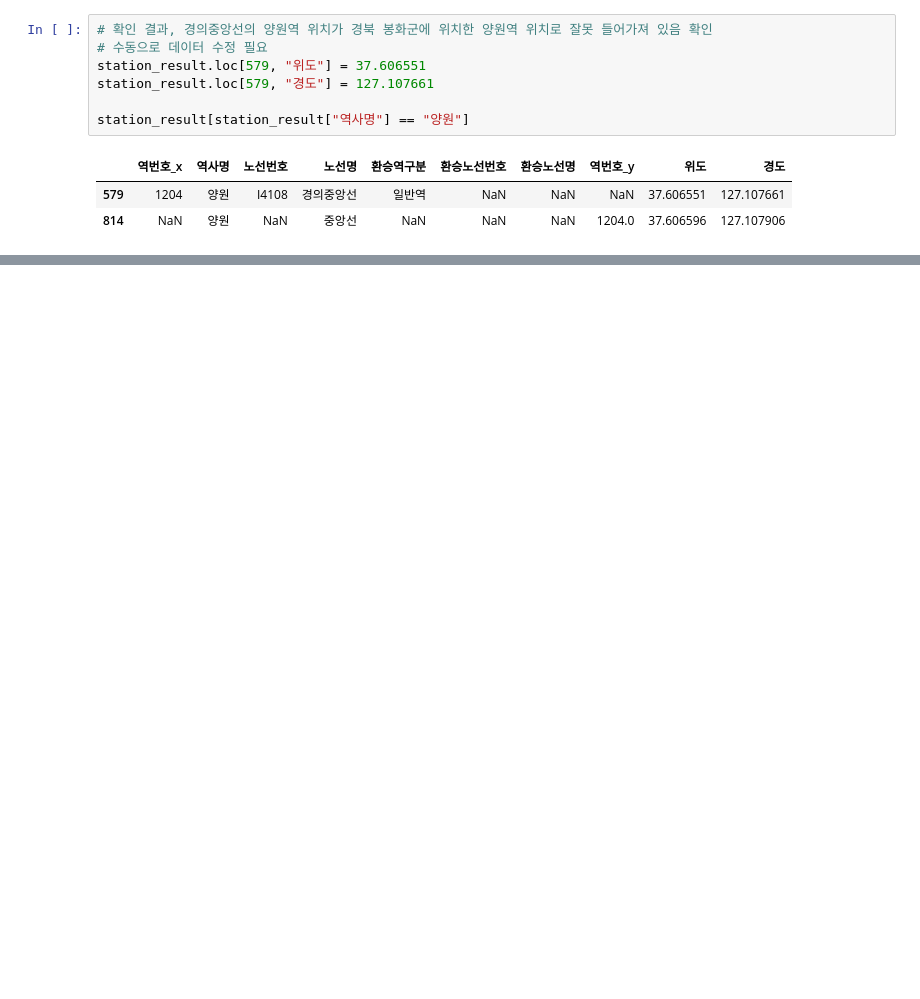
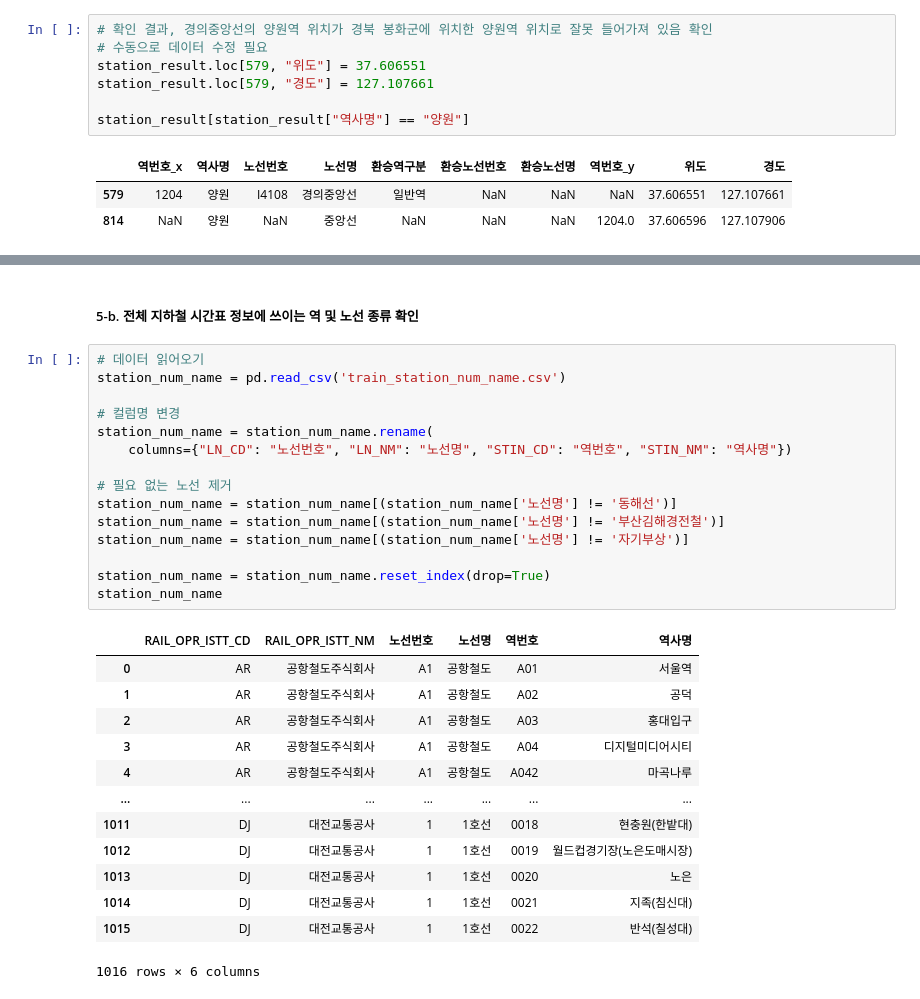
Before and after one commit to 23-1-CauCapstone-Team3/DataPreprocessing, a Jupyter notebook: train/station.ipynb, the cells around one changed output, grey strips where cells are left out. Saved outputs shown, nothing was run; the diff lists cells and outputs as text; blank space fills up the shorter version.

```diff
--- a/train/station.ipynb
+++ b/train/station.ipynb
@@ -667,0 +771,31 @@ fmap
+# %% [markdown]
+##### 5-b. 전체 지하철 시간표 정보에 쓰이는 역 및 노선 종류 확인
+# %%
+# 데이터 읽어오기
+station_num_name = pd.read_csv('train_station_num_name.csv')
+
+# 컬럼명 변경
+station_num_name = station_num_name.rename(
+    columns={"LN_CD": "노선번호", "LN_NM": "노선명", "STIN_CD": "역번호", "STIN_NM": "역사명"})
+
+# 필요 없는 노선 제거
+station_num_name = station_num_name[(station_num_name['노선명'] != '동해선')]
+station_num_name = station_num_name[(station_num_name['노선명'] != '부산김해경전철')]
+station_num_name = station_num_name[(station_num_name['노선명'] != '자기부상')]
+
+station_num_name = station_num_name.reset_index(drop=True)
+station_num_name
+# %% [output]
+|  | RAIL_OPR_ISTT_CD | RAIL_OPR_ISTT_NM | 노선번호 | 노선명 | 역번호 | 역사명 |
+| 0 | AR | 공항철도주식회사 | A1 | 공항철도 | A01 | 서울역 |
+| 1 | AR | 공항철도주식회사 | A1 | 공항철도 | A02 | 공덕 |
+| 2 | AR | 공항철도주식회사 | A1 | 공항철도 | A03 | 홍대입구 |
+| 3 | AR | 공항철도주식회사 | A1 | 공항철도 | A04 | 디지털미디어시티 |
+| 4 | AR | 공항철도주식회사 | A1 | 공항철도 | A042 | 마곡나루 |
+| ... | ... | ... | ... | ... | ... | ... |
+| 1011 | DJ | 대전교통공사 | 1 | 1호선 | 0018 | 현충원(한밭대) |
+| 1012 | DJ | 대전교통공사 | 1 | 1호선 | 0019 | 월드컵경기장(노은도매시장) |
+| 1013 | DJ | 대전교통공사 | 1 | 1호선 | 0020 | 노은 |
+| 1014 | DJ | 대전교통공사 | 1 | 1호선 | 0021 | 지족(침신대) |
+| 1015 | DJ | 대전교통공사 | 1 | 1호선 | 0022 | 반석(칠성대) |
+1016 rows × 6 columns
```
Also changed, not shown: parts of 13 cells of this notebook, 4 other files.
